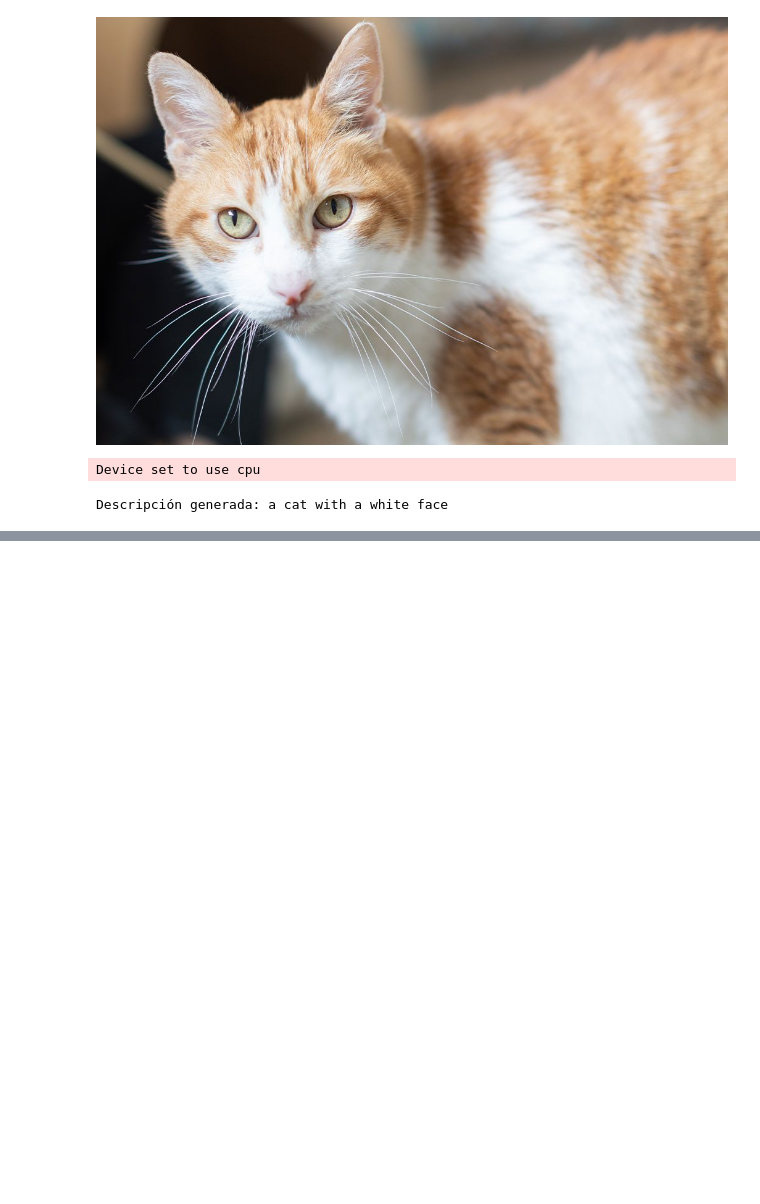
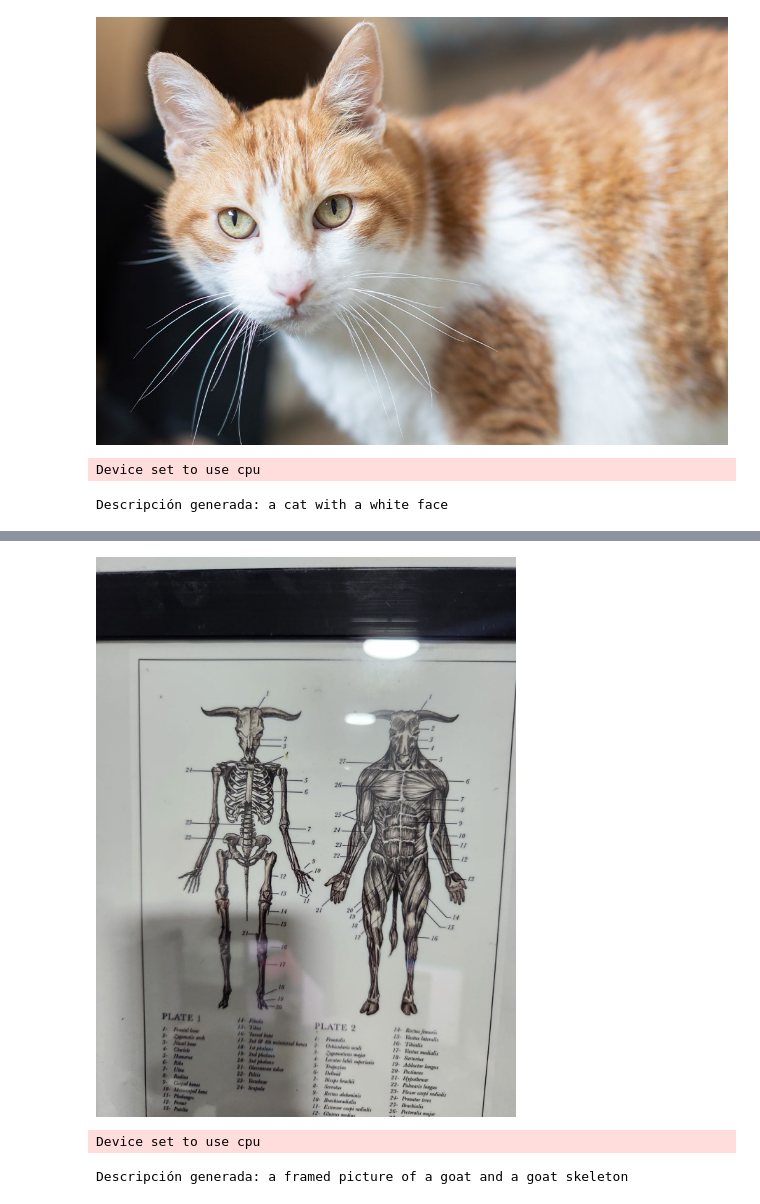
Before and after one commit to santiagoaas10/IMAGE_ANALYZER_SAGEMAKER, a Jupyter notebook: image_analyzer.ipynb, the cells around one changed output, grey strips where cells are left out. Cells and saved outputs as stored; diff of their text form; code cells hidden in the pictures; blank space fills up the shorter version.

Commit message:
se probó el modelo con una nueva imagen

```diff
--- a/image_analyzer.ipynb
+++ b/image_analyzer.ipynb
@@ -117,0 +118,13 @@ En el corazón de un bosque misterioso, donde el cielo se tiñe de un violeta et
+# %%
+show_image("test_anatomy.jpeg")
+# %% [output]
+[figure, added]
+# %%
+
+image_path = "test_anatomy.jpeg"
+description = generate_completion(image_path)
+
+print("Descripción generada:", description)
+# %% [output]
+Device set to use cpu
+Descripción generada: a framed picture of a goat and a goat skeleton
```
Also changed, not shown: parts of 2 cells of this notebook, 2 other files.
